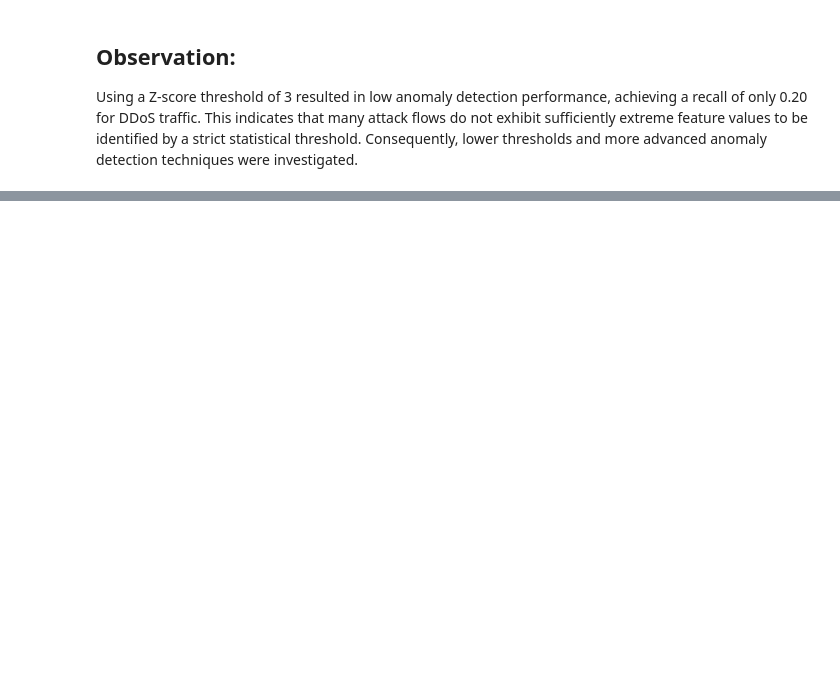
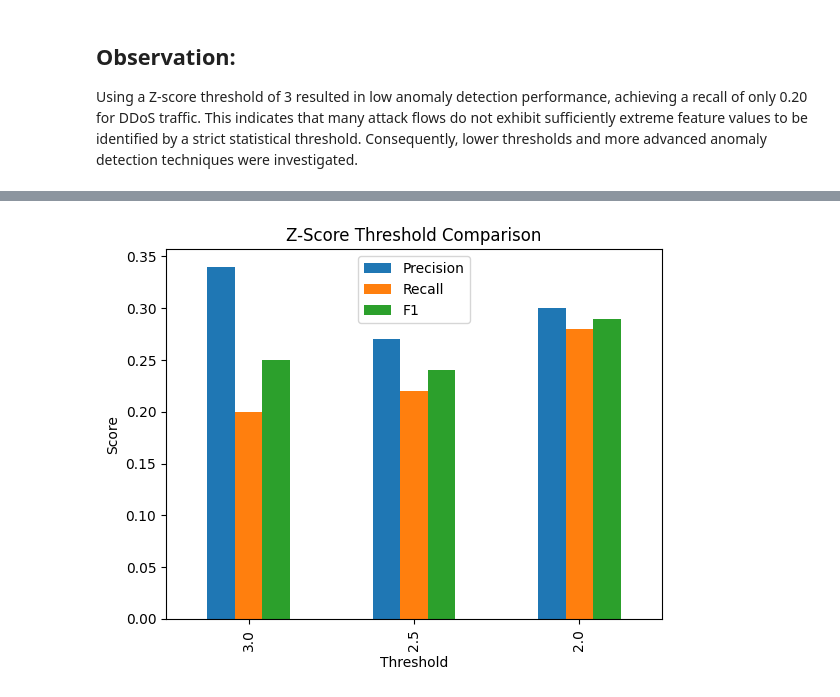
Before and after one commit to yatharthagarwal0620-art/network-anomaly-detection, a Jupyter notebook: notebooks/03_ZScore_Anomaly_Detection.ipynb, the cells around one changed output, grey strips where cells are left out. Cells and saved outputs as stored; diff of their text form; code cells hidden in the pictures; blank space fills up the shorter version.

Commit message:
Z Score for 2 and 2.5

```diff
--- a/notebooks/03_ZScore_Anomaly_Detection.ipynb
+++ b/notebooks/03_ZScore_Anomaly_Detection.ipynb
@@ -95,0 +149,15 @@ weighted avg       0.33      0.32      0.30    223082
+# %%
+#Visualisation of Scores for different thersholds:
+results = pd.DataFrame({
+    "Threshold": [3.0, 2.5, 2.0],
+    "Precision": [0.34, 0.27, 0.30],
+    "Recall": [0.20, 0.22, 0.28],
+    "F1": [0.25, 0.24, 0.29]
+})
+
+results.plot(x="Threshold", y=["Precision","Recall","F1"], kind="bar")
+plt.title("Z-Score Threshold Comparison")
+plt.ylabel("Score")
+plt.show()
+# %% [output]
+[figure, added]
```
Also changed, not shown: parts of 9 cells of this notebook, 1 other file.
